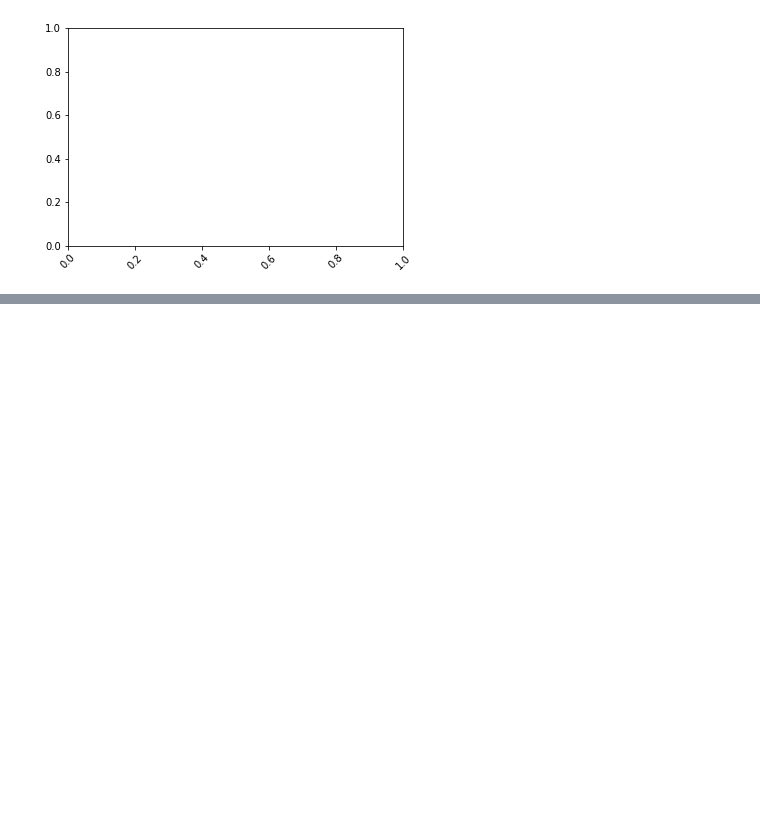
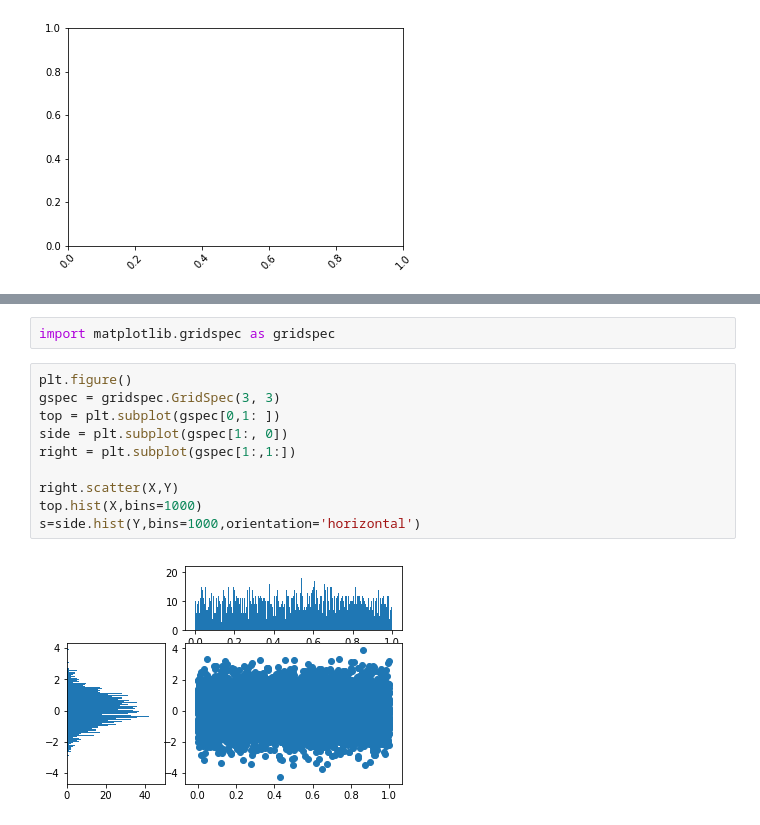
Before and after one commit to agarwalanant/matplotlib_practice, a Jupyter notebook: 1.ipynb, the cells around one changed output, grey strips where cells are left out. Cells and saved outputs as stored; diff of their text form; blank space fills up the shorter version.

```diff
--- a/1.ipynb
+++ b/1.ipynb
@@ -145,0 +166,14 @@ NameError: name 'plt' is not defined
+# %%
+import matplotlib.gridspec as gridspec
+# %%
+plt.figure()
+gspec = gridspec.GridSpec(3, 3)
+top = plt.subplot(gspec[0,1: ])
+side = plt.subplot(gspec[1:, 0])
+right = plt.subplot(gspec[1:,1:])
+
+right.scatter(X,Y)
+top.hist(X,bins=1000)
+s=side.hist(Y,bins=1000,orientation='horizontal')
+# %% [output]
+[figure, added]
```
Also changed, not shown: parts of 9 cells of this notebook.
